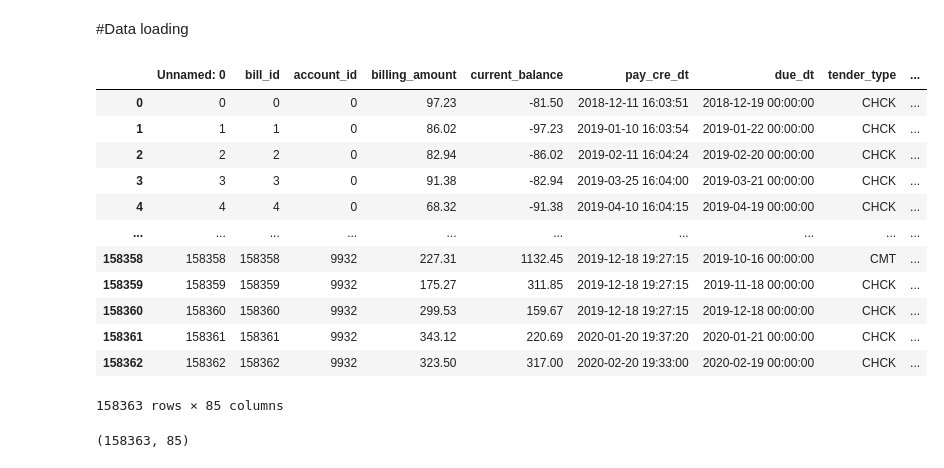
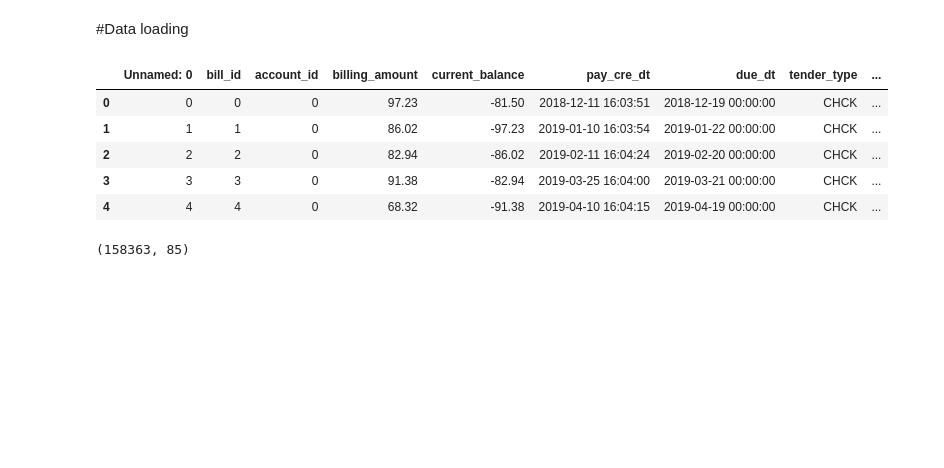
Before and after one commit to Suchithrareddyn/Electricity-Bills, a Jupyter notebook: project1.ipynb, the cells around one changed output. Cells and saved outputs as stored; diff of their text form; code cells hidden in the pictures; blank space fills up the shorter version.

```diff
--- a/project1.ipynb
+++ b/project1.ipynb
@@ -17,21 +17,14 @@ pd.set_option('display.max_columns', None)
 #Data loading
 # %%
 df=pd.read_csv("/content/drive/MyDrive/EDA PROJECT/file.csv")
-df
+df.head()
 # %% [output]
 |  | Unnamed: 0 | bill_id | account_id | billing_amount | current_balance | pay_cre_dt | due_dt | tender_type | ... |
 | 0 | 0 | 0 | 0 | 97.23 | -81.50 | 2018-12-11 16:03:51 | 2018-12-19 00:00:00 | CHCK | ... |
 | 1 | 1 | 1 | 0 | 86.02 | -97.23 | 2019-01-10 16:03:54 | 2019-01-22 00:00:00 | CHCK | ... |
 | 2 | 2 | 2 | 0 | 82.94 | -86.02 | 2019-02-11 16:04:24 | 2019-02-20 00:00:00 | CHCK | ... |
 | 3 | 3 | 3 | 0 | 91.38 | -82.94 | 2019-03-25 16:04:00 | 2019-03-21 00:00:00 | CHCK | ... |
 | 4 | 4 | 4 | 0 | 68.32 | -91.38 | 2019-04-10 16:04:15 | 2019-04-19 00:00:00 | CHCK | ... |
-| ... | ... | ... | ... | ... | ... | ... | ... | ... | ... |
-| 158358 | 158358 | 158358 | 9932 | 227.31 | 1132.45 | 2019-12-18 19:27:15 | 2019-10-16 00:00:00 | CMT | ... |
-| 158359 | 158359 | 158359 | 9932 | 175.27 | 311.85 | 2019-12-18 19:27:15 | 2019-11-18 00:00:00 | CHCK | ... |
-| 158360 | 158360 | 158360 | 9932 | 299.53 | 159.67 | 2019-12-18 19:27:15 | 2019-12-18 00:00:00 | CHCK | ... |
-| 158361 | 158361 | 158361 | 9932 | 343.12 | 220.69 | 2020-01-20 19:37:20 | 2020-01-21 00:00:00 | CHCK | ... |
-| 158362 | 158362 | 158362 | 9932 | 323.50 | 317.00 | 2020-02-20 19:33:00 | 2020-02-19 00:00:00 | CHCK | ... |
-158363 rows × 85 columns
 # %%
 df.shape
 # %% [output]
```
Also changed, not shown: parts of 31 cells of this notebook.
